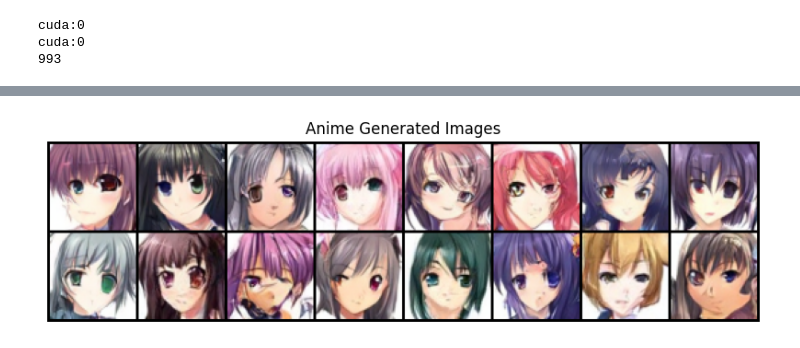
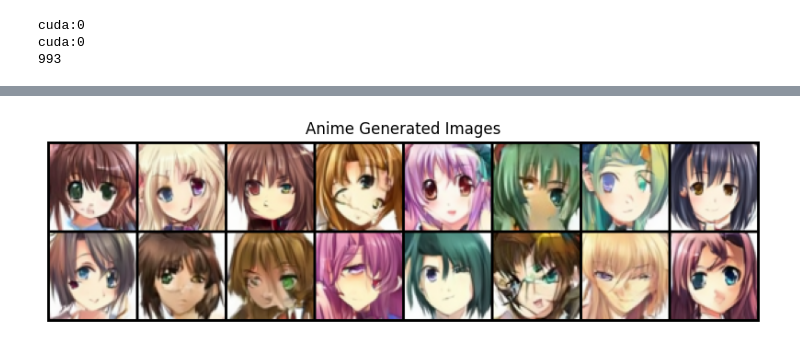
Before and after one commit to adityachaubeycode/Anime_face_generator, a Jupyter notebook: Anime_face_generator.ipynb, the cells around one changed output, grey strips where cells are left out. Cells and saved outputs as stored; diff of their text form; code cells hidden in the pictures.

Commit message:
Sampling from DDIM

```diff
--- a/Anime_face_generator.ipynb
+++ b/Anime_face_generator.ipynb
@@ -454,36 +454,40 @@ sqrt_one_minus_alphas_cumprod = torch.sqrt(1. - alphas_cumprod).to(device)
 posterior_variance = betas.to(device)
 
 @torch.no_grad()
-def sample(model , image_size, batch_size=16, colour_channels=3):
+def sample_ddim(model, T,img_size,  batch_size=16, channels=3,ddim_step=50):
+    model.eval()
 
-    model.eval()
-    img = torch.randn(batch_size, colour_channels, image_size, image_size).to(device)
+    timestep = torch.linspace(0, T-1, steps=ddim_step, dtype=torch.long, device=device)
+    img = torch.randn(batch_size, channels, img_size, img_size).to(device)
 
-    for t_step in reversed(range(0, T)):
-        t_tensor = torch.full((batch_size,), t_step, dtype=torch.long, device=device)
-        pred_noise = model(img, t_tensor)
-        img = sqrt_recip_alphas[t_step] * (
-            img - (betas[t_step] / sqrt_one_minus_alphas_cumprod[t_step]) * pred_noise
-        )
-        if t_step > 0:
-            z = torch.randn_like(img)
-            img = img + torch.sqrt(posterior_variance[t_step]) * z
+    for i in reversed(range(len(timestep))):
+        t_current =timestep[i]
+        t_preq = timestep[i-1] if i > 0 else -1
+        t_tensor = torch.full((batch_size,), t_current, dtype=torch.long, device=device)
+
+        pred_noise = model(img , t_tensor)
+        alphas_bar_t = alphas_cumprod[t_current]
+        alphas_bar_t_preq = alphas_cumprod[t_preq] if t_preq >= 0 else torch.tensor(1.0, device=device)
+        pred_x0 = (img - torch.sqrt(1 - alphas_bar_t) * pred_noise)/(torch.sqrt(alphas_bar_t))
+        pred_x0 = torch.clamp(pred_x0, -1.0, 1.0)
+        pred_dir = torch.sqrt(1 - alphas_bar_t_preq) * pred_noise
+        img = torch.sqrt(alphas_bar_t_preq) * pred_x0 + pred_dir
 
     return img
 # %%
 #Images generated by the model
 ema.apply_shadow()
-generate = sample(model , image_size=64, batch_size=16)
+generate = sample_ddim(model ,T=T ,img_size=64, batch_size=16)
 ema.restore()
 generate = (generate.clamp(-1,1) +1)/2
 
 plt.figure(figsize=(10,10))
 plt.axis('off')
 plt.title('Anime Generated Images')
 plt.imshow(np.transpose(vutils.make_grid(generate.cpu(), padding=2, normalize=True).numpy(), (1,2,0)))
 plt.show()
 # %% [output]
-[figure, old version]
+[figure, new version]
 # %%
 plt.figure(figsize=(10,5))
 plt.title('Loss')
```
Also changed, not shown: parts of 6 cells of this notebook.
